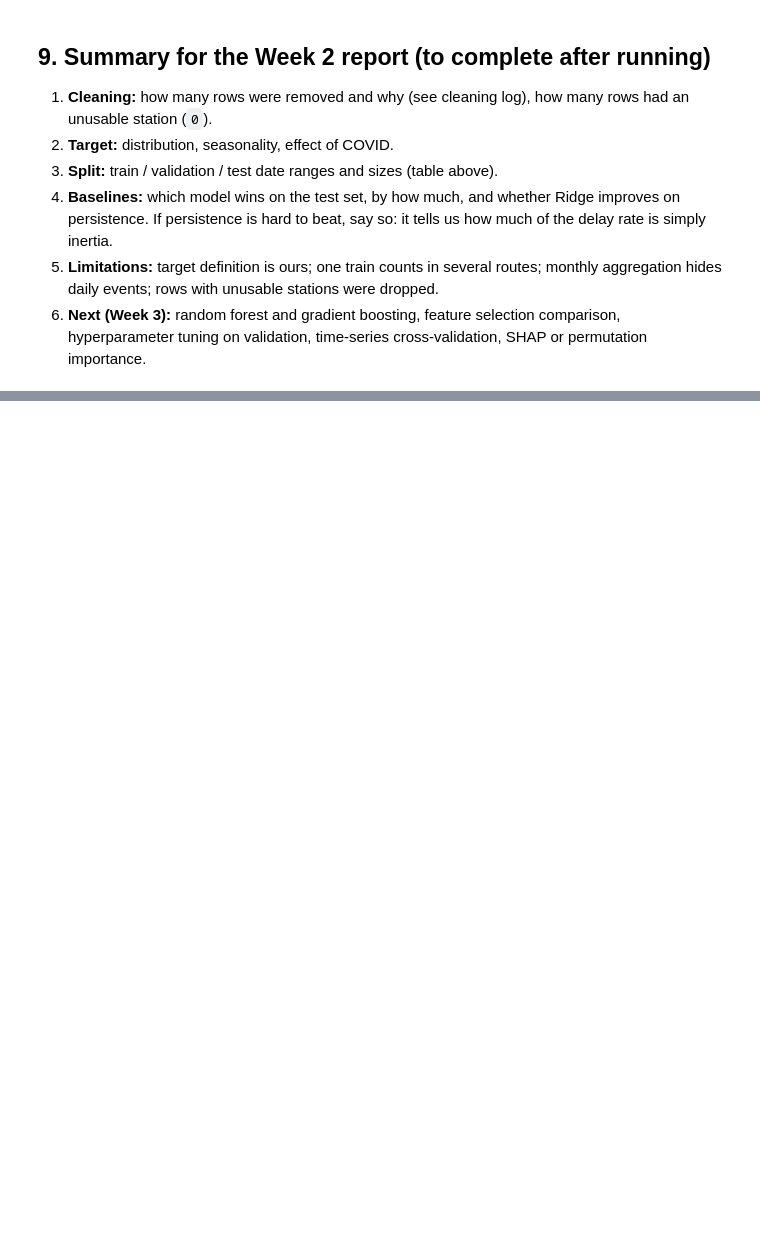
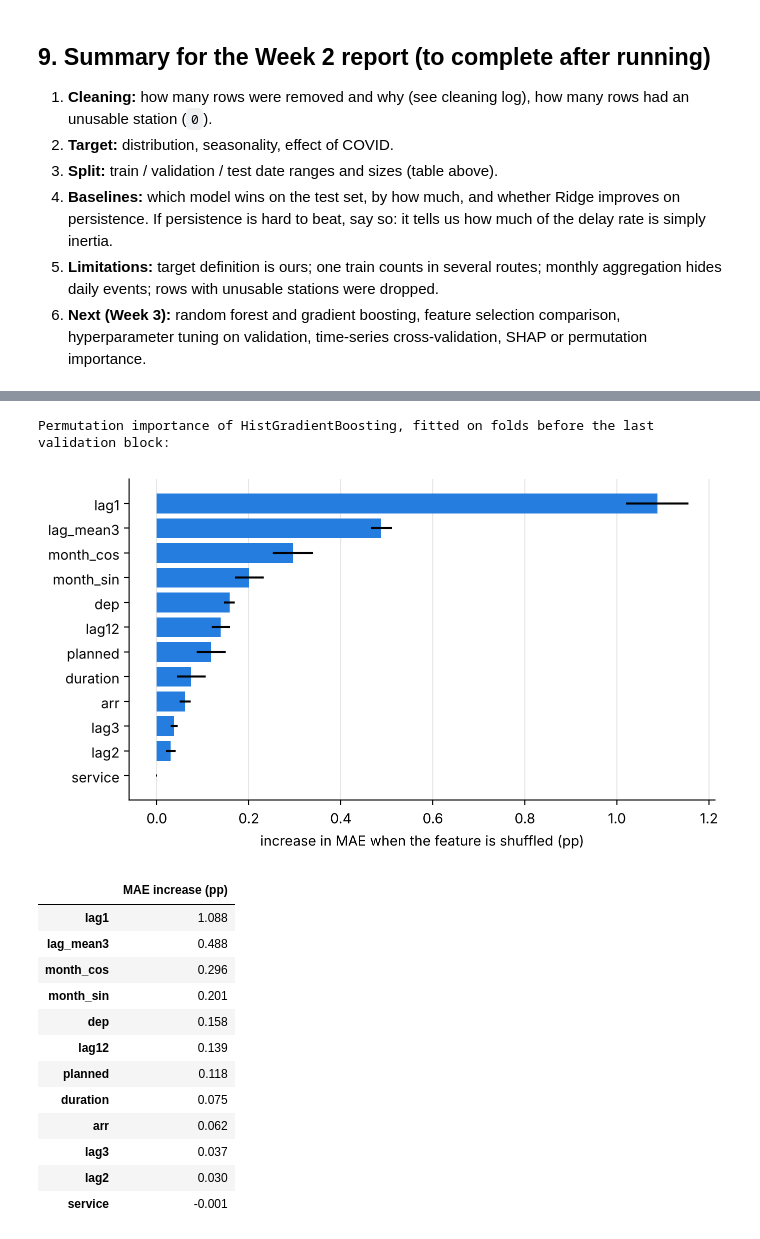
Before and after one commit to oryssatalatala-cell/ml-sncf-delays, a Jupyter notebook: notebooks/02_week2_data_prep_baseline.ipynb, the cells around one changed output, grey strips where cells are left out. Saved outputs shown, nothing was run; the diff lists cells and outputs as text; code cells hidden in the pictures; blank space fills up the shorter version.

```diff
--- a/notebooks/02_week2_data_prep_baseline.ipynb
+++ b/notebooks/02_week2_data_prep_baseline.ipynb
@@ -586,0 +948,32 @@ Saved: ['baseline_results_regression.csv', 'cleaning_log.csv', 'tgv_liaisons_cle
+# %%
+cv_best_single = cv_summary.loc[["Ridge", "Decision tree", "HistGradientBoosting", "Bagging trees"], "MAE folds 2-5 (pp)"].idxmin()
+tr, va = FOLDS[-1]
+m_imp = clone(best[cv_best_single]).fit(X_dev.iloc[tr], y_dev.iloc[tr])
+pi = permutation_importance(m_imp, X_dev.iloc[va], y_dev.iloc[va], scoring=SCORER, n_repeats=10, random_state=SEED, n_jobs=2)
+imp = pd.Series(pi.importances_mean * 100, index=FEATURES)   # drop in (negative MAE) score = increase in MAE, in pp
+imp_std = pd.Series(pi.importances_std * 100, index=FEATURES)
+imp = imp.sort_values()
+print(f"Permutation importance of {cv_best_single}, fitted on folds before the last validation block:")
+fig, ax = plt.subplots(figsize=(7, 4))
+style(ax)
+ax.barh(imp.index, imp.values, xerr=imp_std[imp.index].values, color=BLUE)
+ax.set_xlabel("increase in MAE when the feature is shuffled (pp)")
+ax.grid(axis="x", color="#e6e6e6"); ax.grid(axis="y", visible=False)
+fig.tight_layout(); fig.savefig(FIG_DIR / "week3_perm_importance.png", dpi=150); plt.show()
+imp.sort_values(ascending=False).round(3).to_frame("MAE increase (pp)")
+# %% [output]
+Permutation importance of HistGradientBoosting, fitted on folds before the last validation block:
+[figure, added]
+|  | MAE increase (pp) |
+| lag1 | 1.088 |
+| lag_mean3 | 0.488 |
+| month_cos | 0.296 |
+| month_sin | 0.201 |
+| dep | 0.158 |
+| lag12 | 0.139 |
+| planned | 0.118 |
+| duration | 0.075 |
+| arr | 0.062 |
+| lag3 | 0.037 |
+| lag2 | 0.030 |
+| service | -0.001 |
```
Also changed, not shown: parts of 23 cells of this notebook, 3 other files.
